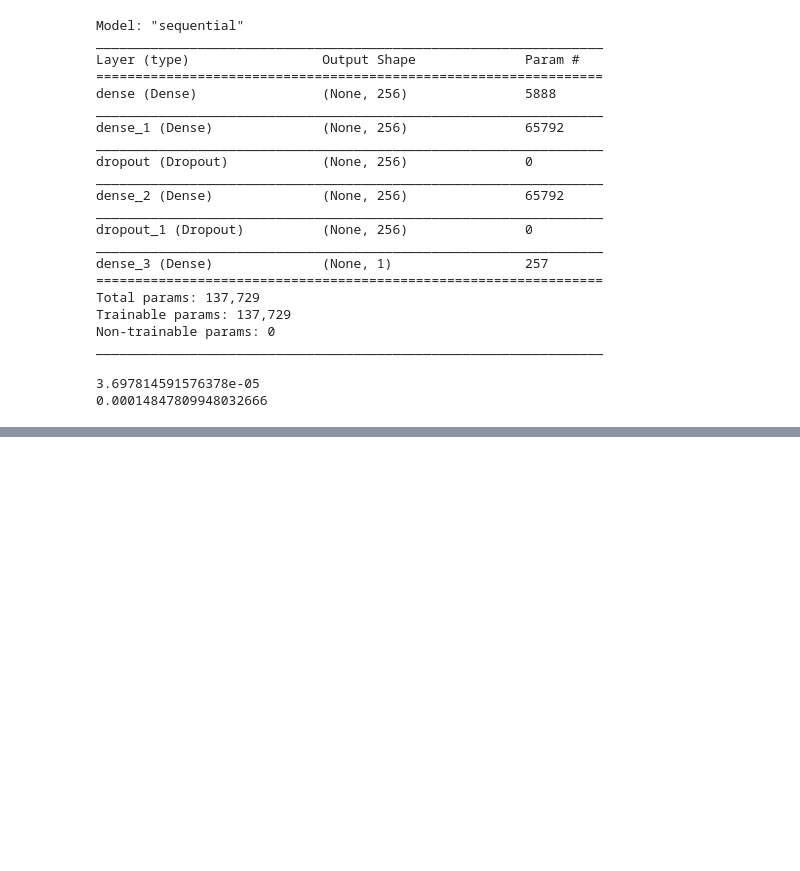
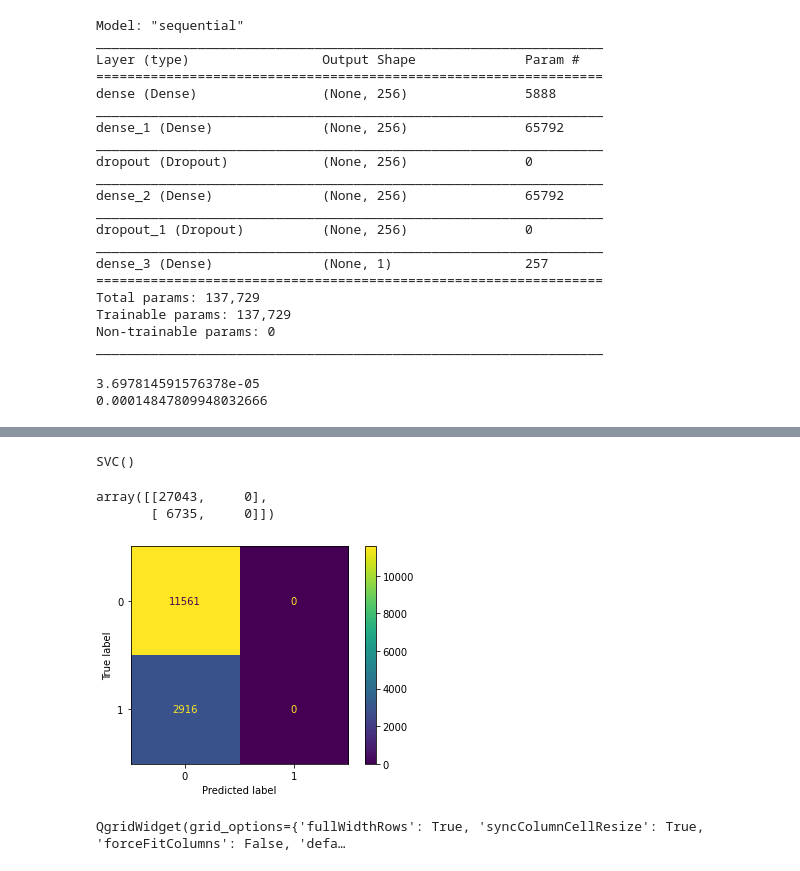
Before and after one commit to cwperks/eai6000_group5, a Jupyter notebook: week4/cperkins_week4_analysis.ipynb, the cells around one changed output, grey strips where cells are left out. Cells and saved outputs as stored; diff of their text form; code cells hidden in the pictures; blank space fills up the shorter version.

```diff
--- a/week4/cperkins_week4_analysis.ipynb
+++ b/week4/cperkins_week4_analysis.ipynb
@@ -438 +431,23 @@ Epoch 10/10
 <tensorflow.python.keras.callbacks.History at 0x...>
+# %%
+from sklearn import svm
+
+clf = svm.SVC()
+clf.fit(X_train, y_train)
+# %% [output]
+SVC()
+# %%
+from sklearn.metrics import confusion_matrix
+
+y_pred = clf.predict(X_train)
+confusion_matrix(y_train, y_pred)
+# %% [output]
+array([[27043,     0],
+       [ 6735,     0]])
+# %%
+from sklearn.metrics import plot_confusion_matrix
+
+plot_confusion_matrix(clf, X_test, y_test)  # doctest: +SKIP
+plt.show()
+# %% [output]
+[figure, added]
@@ -438,0 +463,6 @@ Epoch 10/10
+# %%
+import qgrid
+
+qgrid.show_grid(X_train_scaled.head(100), grid_options={'forceFitColumns': False, 'defaultColumnWidth': 100})
+# %% [output]
+QgridWidget(grid_options={'fullWidthRows': True, 'syncColumnCellResize': True, 'forceFitColumns': False, 'defa…
```
Also changed, not shown: parts of 24 cells of this notebook, 1 other file.
